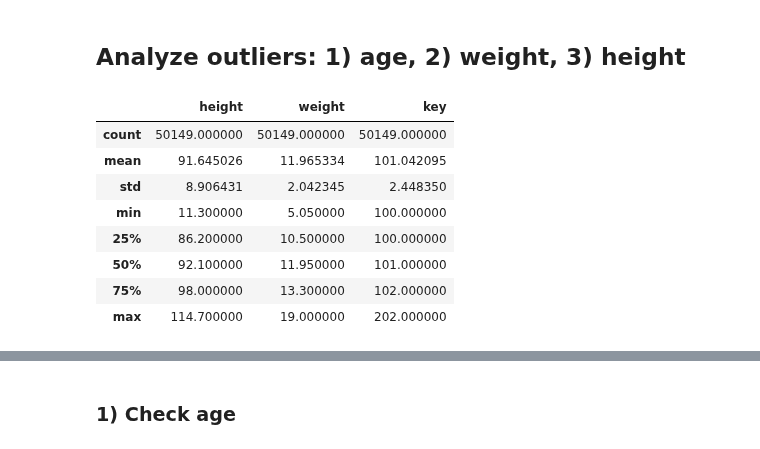
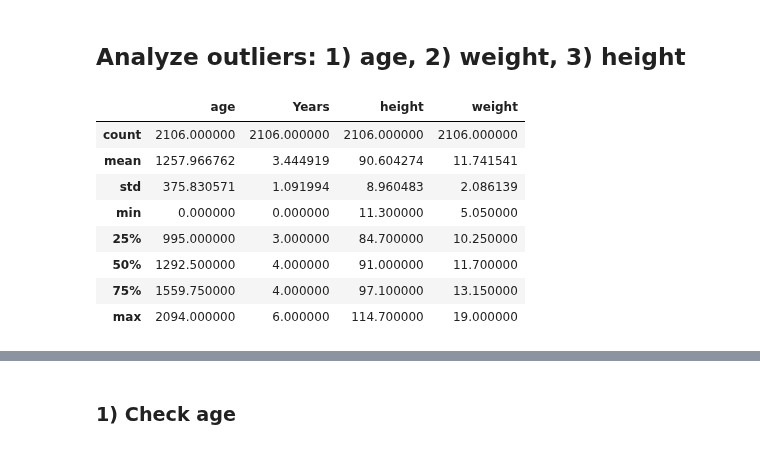
Before and after one commit to Welthungerhilfe/cgm-ml, a Jupyter notebook: src/data_utils/dataset_EDA/anon-depthmaps-56k/EDA_anon-depthmaps-56k.ipynb, the cells around one changed output, grey strips where cells are left out. Cells and saved outputs as stored; diff of their text form; code cells hidden in the pictures.

```diff
--- a/src/data_utils/dataset_EDA/anon-depthmaps-56k/EDA_anon-depthmaps-56k.ipynb
+++ b/src/data_utils/dataset_EDA/anon-depthmaps-56k/EDA_anon-depthmaps-56k.ipynb
@@ -197,14 +202,14 @@ weight_vs_height = distribution_data.plot.scatter(x='height', y='weight', c='red
 # %% [markdown]
 ## Analyze outliers: 1) age, 2) weight, 3) height
 # %%
-artifacts.describe()
+distribution_data.describe()
 # %% [output]
-|  | height | weight | key |
-| count | 50149.000000 | 50149.000000 | 50149.000000 |
-| mean | 91.645026 | 11.965334 | 101.042095 |
-| std | 8.906431 | 2.042345 | 2.448350 |
-| min | 11.300000 | 5.050000 | 100.000000 |
-| 25% | 86.200000 | 10.500000 | 100.000000 |
-| 50% | 92.100000 | 11.950000 | 101.000000 |
-| 75% | 98.000000 | 13.300000 | 102.000000 |
-| max | 114.700000 | 19.000000 | 202.000000 |
+|  | age | Years | height | weight |
+| count | 2106.000000 | 2106.000000 | 2106.000000 | 2106.000000 |
+| mean | 1257.966762 | 3.444919 | 90.604274 | 11.741541 |
+| std | 375.830571 | 1.091994 | 8.960483 | 2.086139 |
+| min | 0.000000 | 0.000000 | 11.300000 | 5.050000 |
+| 25% | 995.000000 | 3.000000 | 84.700000 | 10.250000 |
+| 50% | 1292.500000 | 4.000000 | 91.000000 | 11.700000 |
+| 75% | 1559.750000 | 4.000000 | 97.100000 | 13.150000 |
+| max | 2094.000000 | 6.000000 | 114.700000 | 19.000000 |
```
Also changed, not shown: parts of 25 cells of this notebook, 3 other files.
